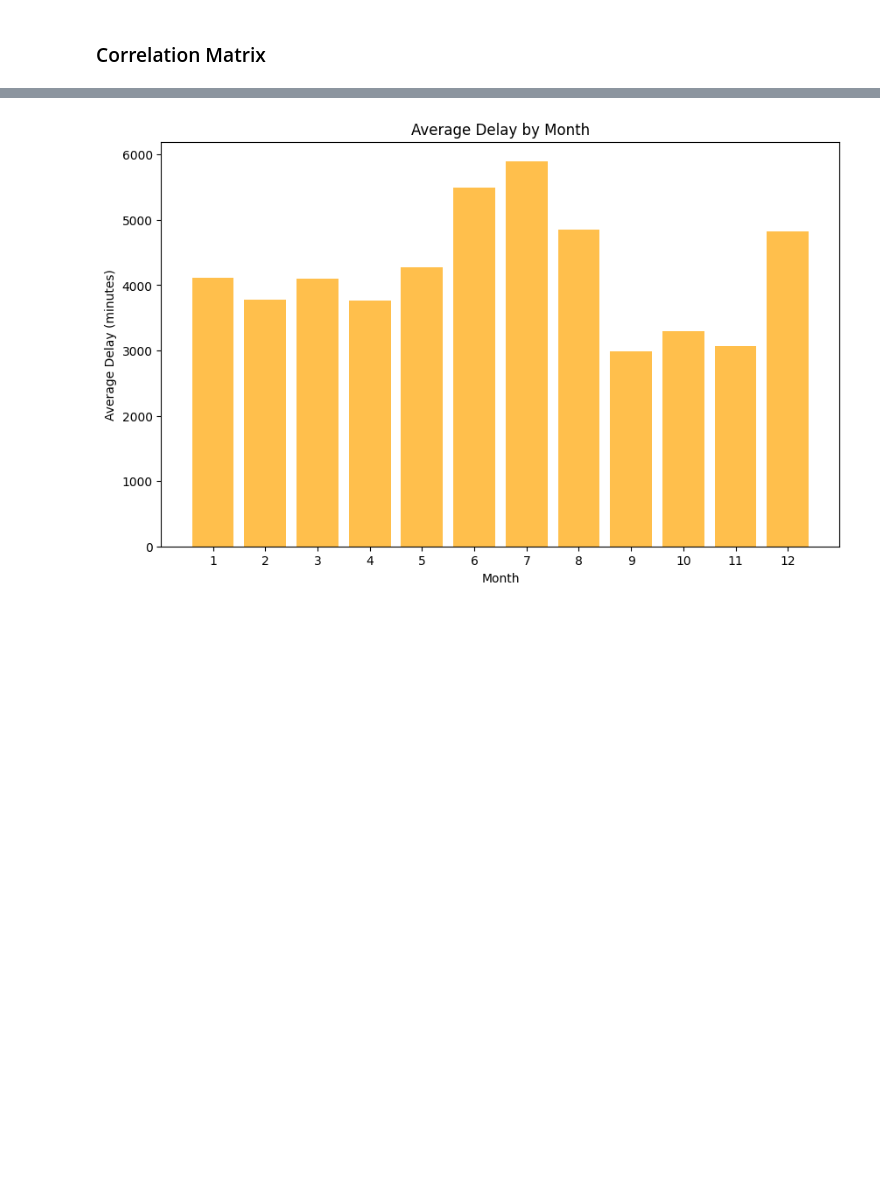
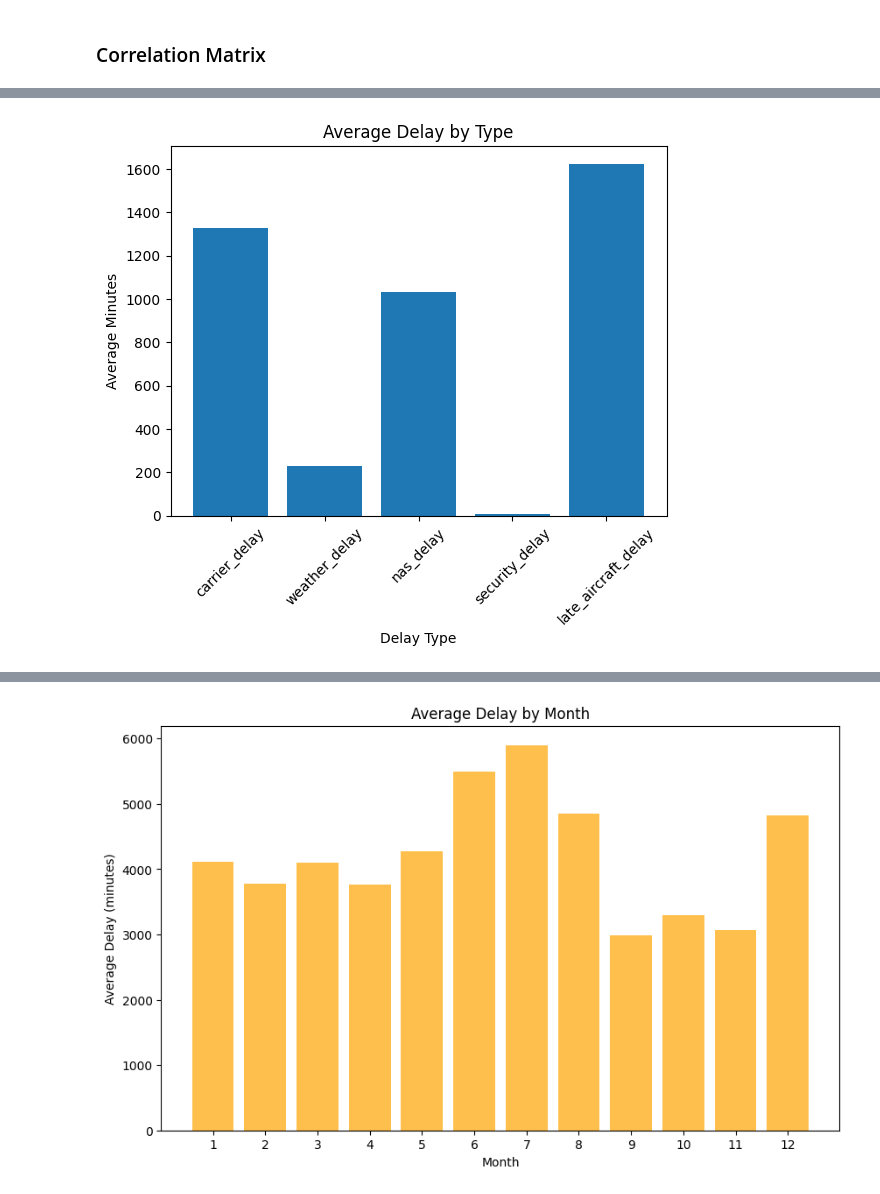
Before and after one commit to shakhbozmn/ML_CW_1_16395, a Jupyter notebook: flight_delay_analysis.ipynb, the cells around one changed output, grey strips where cells are left out. Saved outputs shown, nothing was run; the diff lists cells and outputs as text; code cells hidden in the pictures; blank space fills up the shorter version.

```diff
--- a/flight_delay_analysis.ipynb
+++ b/flight_delay_analysis.ipynb
@@ -176,0 +165,11 @@ has_delays: Binary indicator (0=no delays, 1=some delays)
+# %%
+delay_types = ['carrier_delay', 'weather_delay', 'nas_delay', 'security_delay', 'late_aircraft_delay']
+delay_means = df[delay_types].mean()
+plt.bar(delay_means.index, delay_means.values)
+plt.title('Average Delay by Type')
+plt.xlabel('Delay Type')
+plt.ylabel('Average Minutes')
+plt.xticks(rotation=45)
+plt.show()
+# %% [output]
+[figure, added]
```
Also changed, not shown: parts of 55 cells of this notebook.
